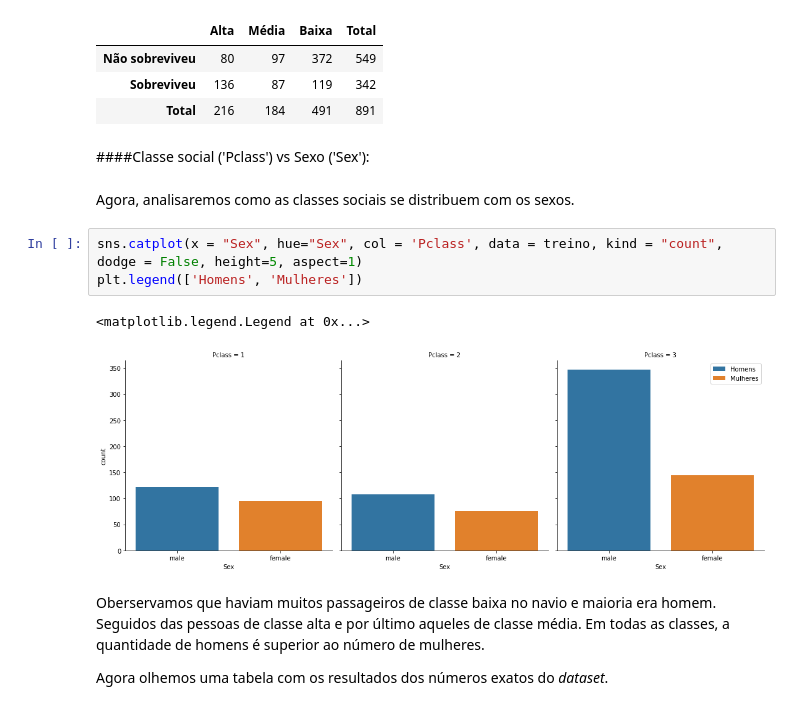
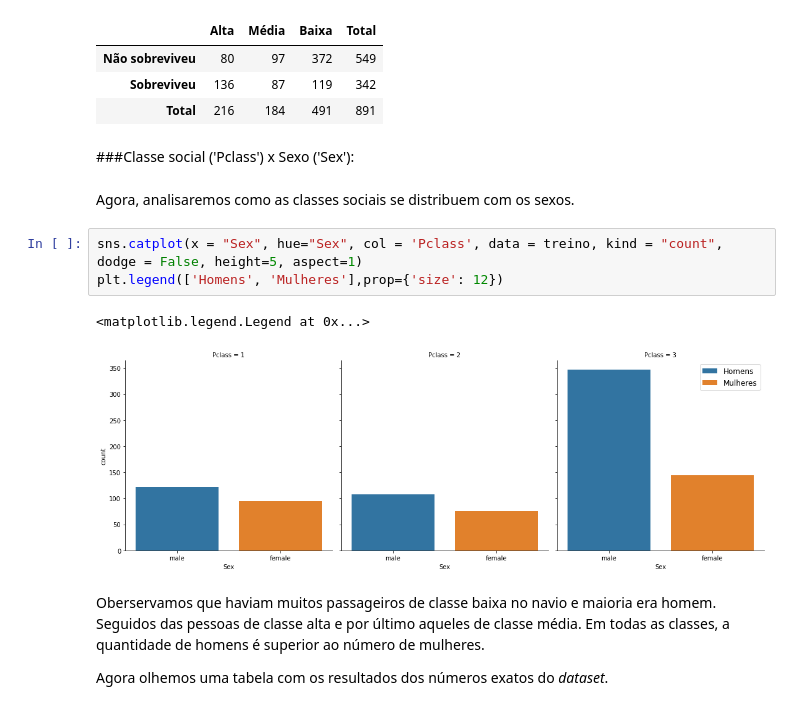
Before and after one commit to kauecapellato/Titanic_Case, a Jupyter notebook: Titanic_Case.ipynb, the cells around one changed output. Drawn from its saved outputs; the diff is of its cells as text.

```diff
--- a/Titanic_Case.ipynb
+++ b/Titanic_Case.ipynb
@@ -279,15 +347,15 @@ sobreviventes_classes
 | Sobreviveu | 136 | 87 | 119 | 342 |
 | Total | 216 | 184 | 491 | 891 |
 # %% [markdown]
-####Classe social ('Pclass') vs Sexo ('Sex'):
+###Classe social ('Pclass') x Sexo ('Sex'):
 # %% [markdown]
 Agora, analisaremos como as classes sociais se distribuem com os sexos.
 # %%
 sns.catplot(x = "Sex", hue="Sex", col = 'Pclass', data = treino, kind = "count", dodge = False, height=5, aspect=1)
-plt.legend(['Homens', 'Mulheres'])
+plt.legend(['Homens', 'Mulheres'],prop={'size': 12})
 # %% [output]
 <matplotlib.legend.Legend at 0x...>
-[figure, old version]
+[figure, new version]
 # %% [markdown]
 Oberservamos que haviam muitos passageiros de classe baixa no navio e maioria era homem. Seguidos das pessoas de classe alta e por último aqueles de classe média. Em todas as classes, a quantidade de homens é superior ao número de mulheres.
 
```
Also changed, not shown: parts of 44 cells of this notebook.
